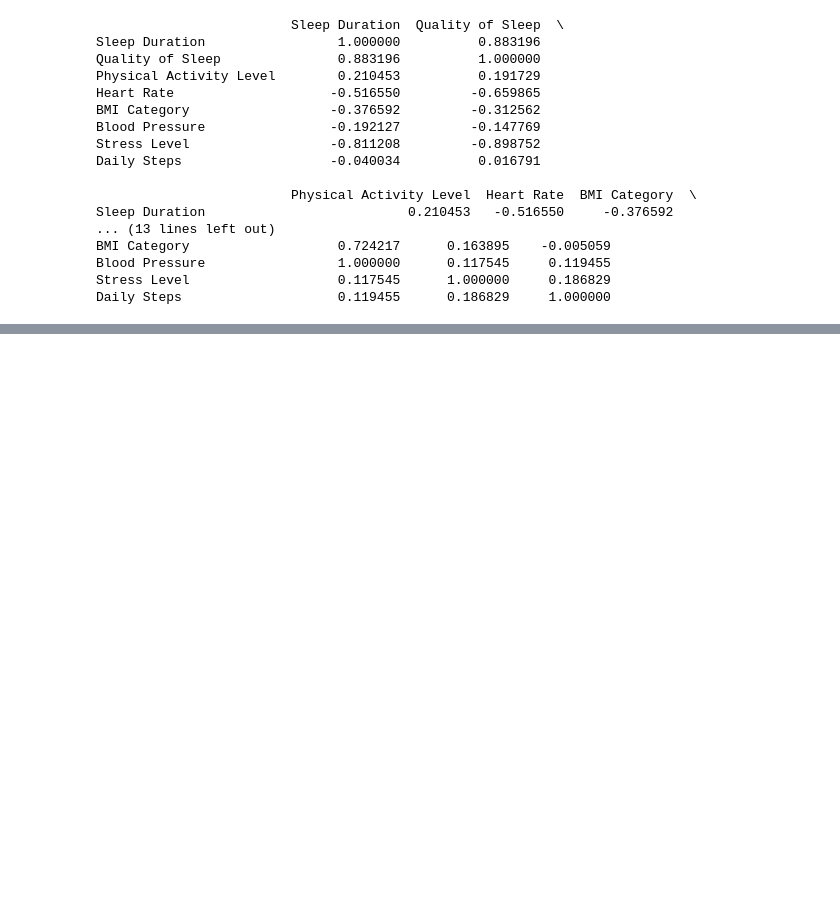
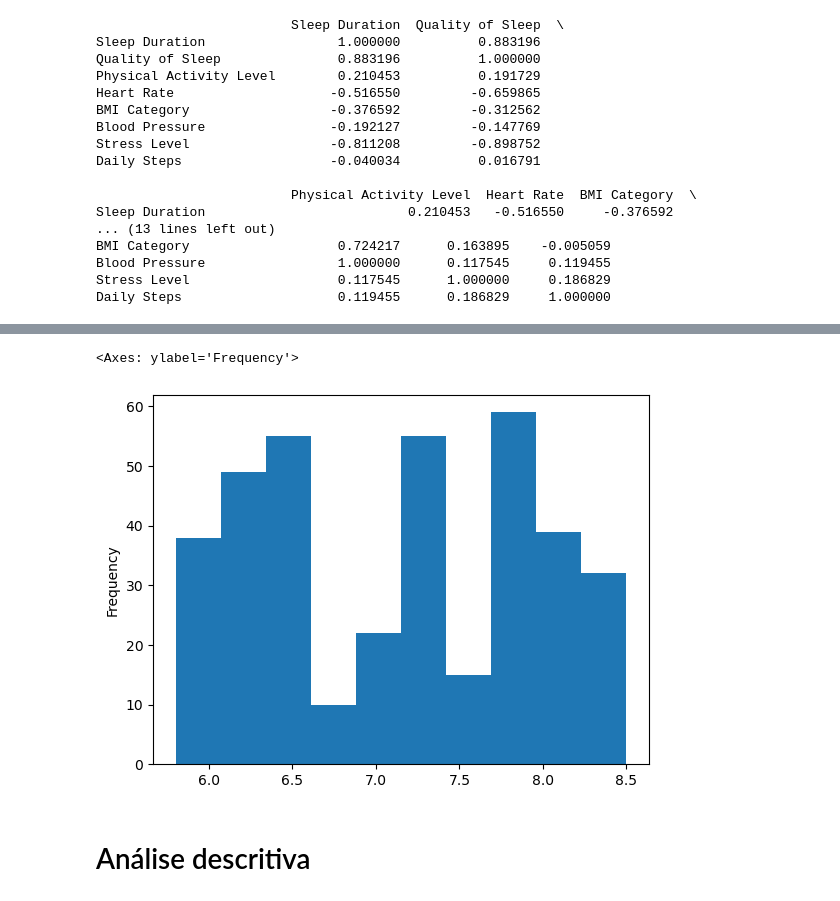
Before and after one commit to FrederickAlmeida/Data-Science-Project, a Jupyter notebook: exploratory_analysis.ipynb, the cells around one changed output, grey strips where cells are left out. Cells and saved outputs as stored; diff of their text form; code cells hidden in the pictures; blank space fills up the shorter version.

```diff
--- a/exploratory_analysis.ipynb
+++ b/exploratory_analysis.ipynb
@@ -471,0 +457,7 @@ A matriz de correlação gerada fornece informações sobre a força e a direç
+# %%
+discretized_dataset["Sleep Duration"].plot.hist()
+# %% [output]
+<Axes: ylabel='Frequency'>
+[figure, added]
+# %% [markdown]
+# Análise descritiva
```
Also changed, not shown: parts of 26 cells of this notebook.
